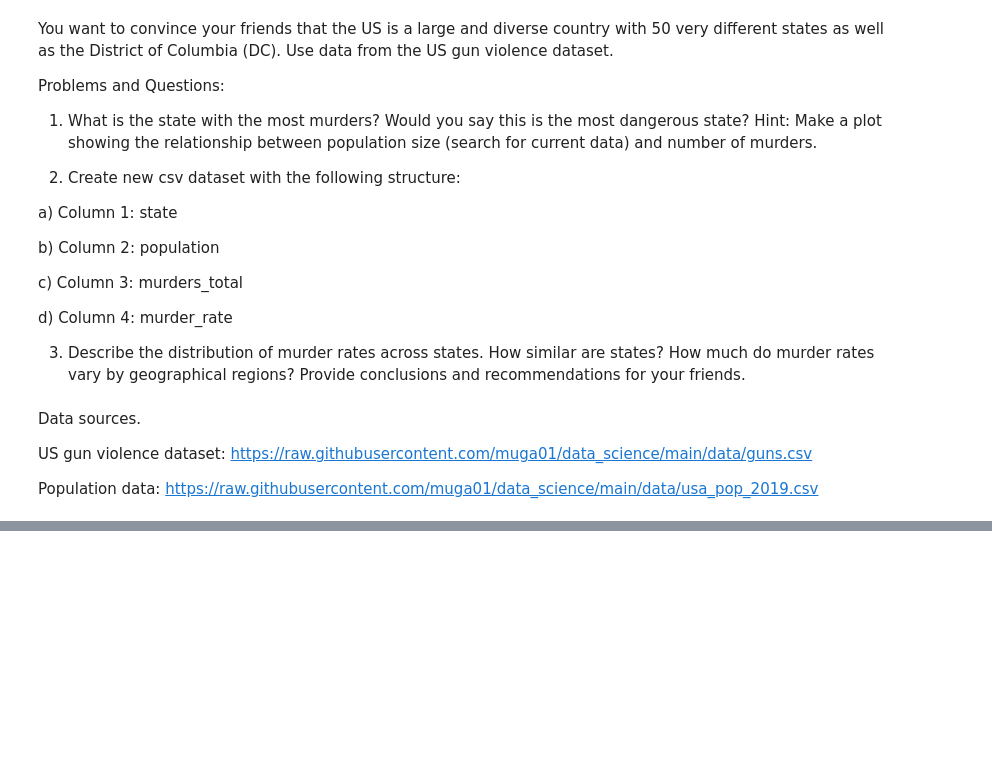
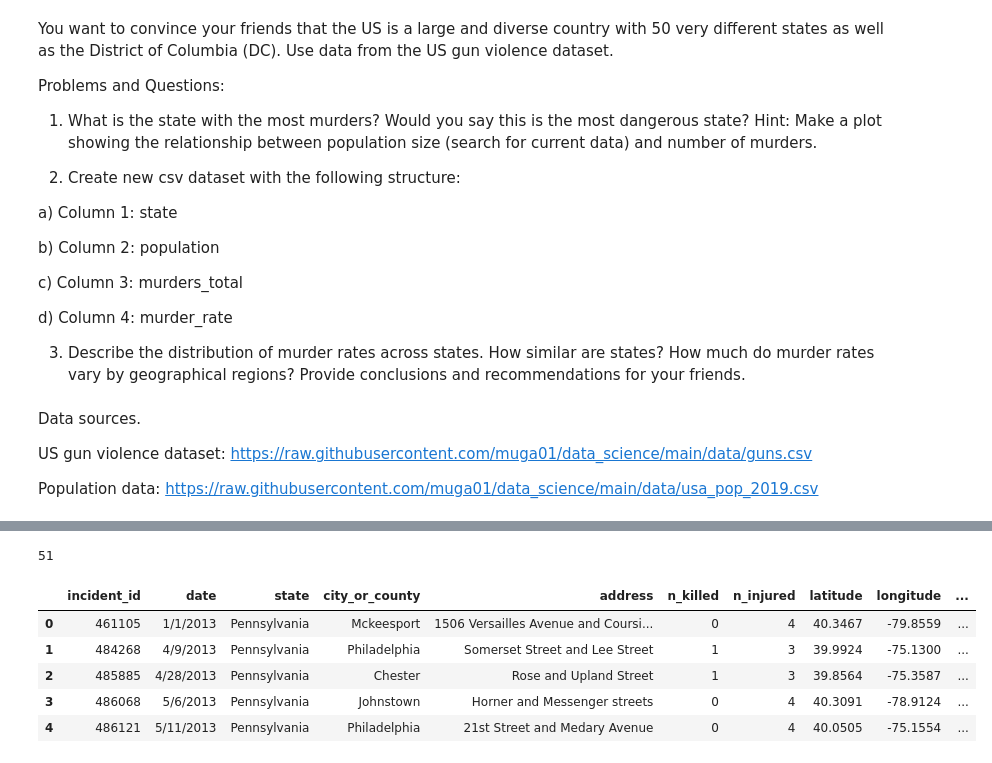
Before and after one commit to muga01/python_basics, a Jupyter notebook: Exercise3.ipynb, the cells around one changed output, grey strips where cells are left out. Drawn from its saved outputs; the diff is of its cells as text; code cells hidden in the pictures; blank space fills up the shorter version.

```diff
--- a/Exercise3.ipynb
+++ b/Exercise3.ipynb
@@ -30,0 +47,5 @@ Population data: https://raw.githubusercontent.com/muga01/data_science/main/data
+# %%
+gun_violance = pd.read_csv('https://raw.githubusercontent.com/muga01/data_science/main/data/guns.csv',encoding='latin-1')
+np.count_nonzero(gun_violance['state'].unique())
+# %% [output]
+51
@@ -30,0 +55,10 @@ Population data: https://raw.githubusercontent.com/muga01/data_science/main/data
+# %%
+dataset = pd.merge(gun_violance ,population_data)
+dataset.head()
+# %% [output]
+|  | incident_id | date | state | city_or_county | address | n_killed | n_injured | latitude | longitude | ... |
+| 0 | 461105 | 1/1/2013 | Pennsylvania | Mckeesport | 1506 Versailles Avenue and Coursi... | 0 | 4 | 40.3467 | -79.8559 | ... |
+| 1 | 484268 | 4/9/2013 | Pennsylvania | Philadelphia | Somerset Street and Lee Street | 1 | 3 | 39.9924 | -75.1300 | ... |
+| 2 | 485885 | 4/28/2013 | Pennsylvania | Chester | Rose and Upland Street | 1 | 3 | 39.8564 | -75.3587 | ... |
+| 3 | 486068 | 5/6/2013 | Pennsylvania | Johnstown | Horner and Messenger streets | 0 | 4 | 40.3091 | -78.9124 | ... |
+| 4 | 486121 | 5/11/2013 | Pennsylvania | Philadelphia | 21st Street and Medary Avenue | 0 | 4 | 40.0505 | -75.1554 | ... |
```
Also changed, not shown: parts of 13 cells of this notebook.
